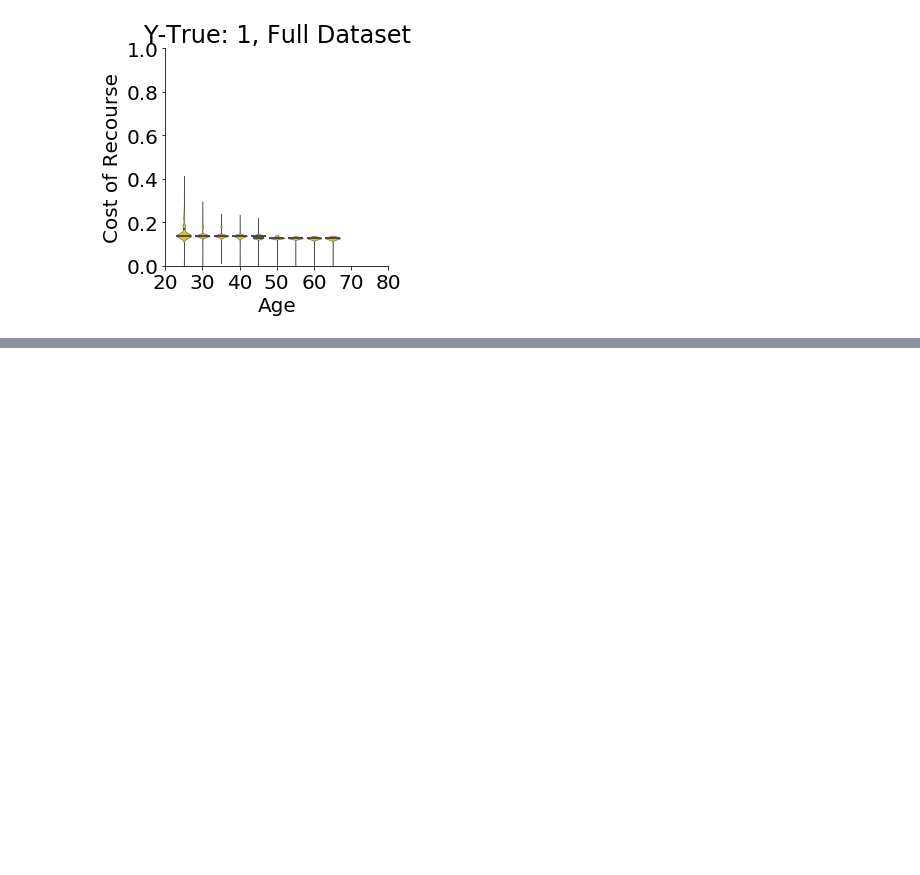
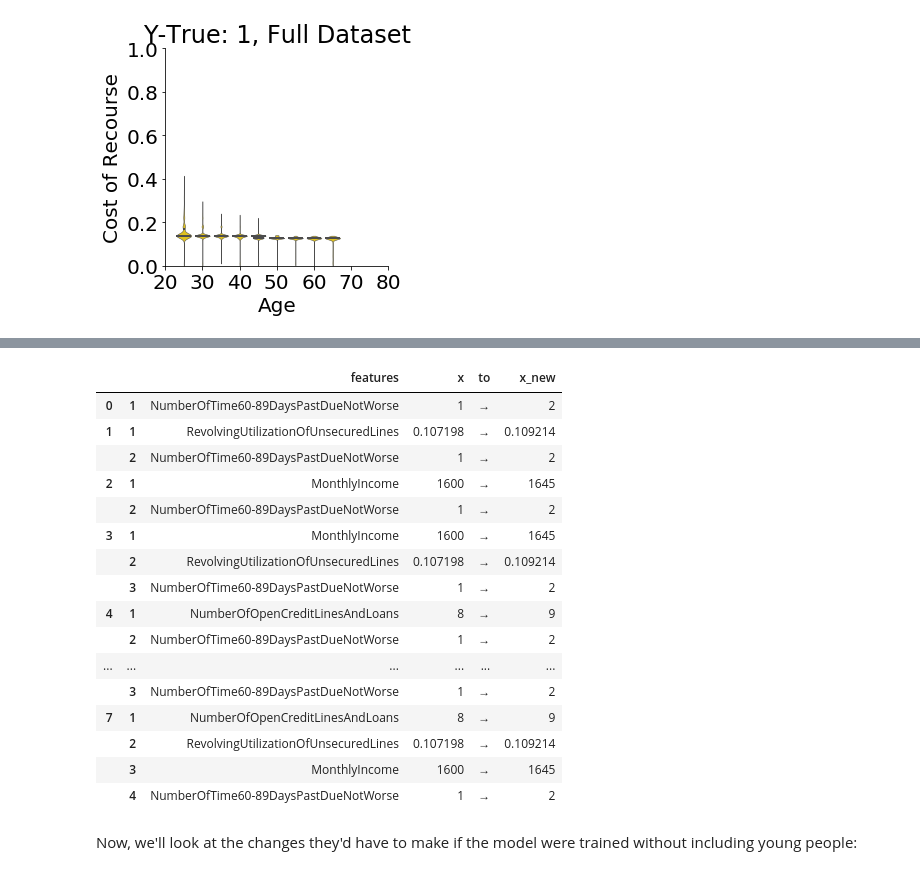
Before and after one commit to ustunb/actionable-recourse, a Jupyter notebook: examples/ex_03_audit_out-of-sample-demo.ipynb, the cells around one changed output, grey strips where cells are left out. Drawn from its saved outputs; the diff is of its cells as text; code cells hidden in the pictures; blank space fills up the shorter version.

```diff
--- a/examples/ex_03_audit_out-of-sample-demo.ipynb
+++ b/examples/ex_03_audit_out-of-sample-demo.ipynb
@@ -69,3 +63,10 @@ intercept['downsampled'] = clf_age_limited.intercept_[0]
+# %%
+coefficients = {}
+intercept = {}
+clfs = {'full': clf_full, 'downsampled': clf_age_limited}
+for d in ['downsampled', 'full']:
+    coefficients[d] = clfs[d].coef_[0]
+    intercept[d] = clfs[d].intercept_[0]
 # %% [markdown]
 # Run Audit
 # %%
@@ -223,0 +158,48 @@ for y_true in [0, 1]:
+# %%
+## get flipset
+
+## min-cost:
+dataset = 'full'
+scores = clfs[dataset].predict_proba(X_audit_holdout)[:, 1] # .drop('age', axis=1))[:, 1]
+score_df = pd.Series(scores, index=X_audit_holdout.index).to_frame('y_full_score')
+
+action_set.align(coefficients[dataset])  ## remember, if we're using the same actionset, we have to re-align
+                                         ## it to use the right coefficients.
+young_individuals = (processed_data[dataset]
+    .merge(score_df, right_index=True, left_index=True)
+    .loc[lambda df: df['age'] < 30]
+    .loc[lambda df: df['y_full_score'] > .90]
+    .loc[lambda df: df['y_full_score'] < .98 ]
+    .index
+    )
+
+k = 4
+fb = Flipset(
+    x = X_audit_holdout.loc[young_individuals[k]].values,
+    action_set = action_set,
+    coefficients = coefficients[dataset],
+    intercept = intercept[dataset] - (np.log(p / (1. - p))),
+)
+fb.populate(enumeration_type = 'distinct_subsets', total_items = 14)
+# %%
+HTML(fb.to_html())
+# %% [output]
+|  |  | features | x | to | x_new |
+| 0 | 1 | NumberOfTime60-89DaysPastDueNotWorse | 1 | → | 2 |
+| 1 | 1 | RevolvingUtilizationOfUnsecuredLines | 0.107198 | → | 0.109214 |
+|  | 2 | NumberOfTime60-89DaysPastDueNotWorse | 1 | → | 2 |
+| 2 | 1 | MonthlyIncome | 1600 | → | 1645 |
+|  | 2 | NumberOfTime60-89DaysPastDueNotWorse | 1 | → | 2 |
+| 3 | 1 | MonthlyIncome | 1600 | → | 1645 |
+|  | 2 | RevolvingUtilizationOfUnsecuredLines | 0.107198 | → | 0.109214 |
+|  | 3 | NumberOfTime60-89DaysPastDueNotWorse | 1 | → | 2 |
+| 4 | 1 | NumberOfOpenCreditLinesAndLoans | 8 | → | 9 |
+|  | 2 | NumberOfTime60-89DaysPastDueNotWorse | 1 | → | 2 |
+| ... | ... | ... | ... | ... | ... |
+|  | 3 | NumberOfTime60-89DaysPastDueNotWorse | 1 | → | 2 |
+| 7 | 1 | NumberOfOpenCreditLinesAndLoans | 8 | → | 9 |
+|  | 2 | RevolvingUtilizationOfUnsecuredLines | 0.107198 | → | 0.109214 |
+|  | 3 | MonthlyIncome | 1600 | → | 1645 |
+|  | 4 | NumberOfTime60-89DaysPastDueNotWorse | 1 | → | 2 |
+# %% [markdown]
+Now, we'll look at the changes they'd have to make if the model were trained without including young people:
```
Also changed, not shown: parts of 10 cells of this notebook, 2 other files.
